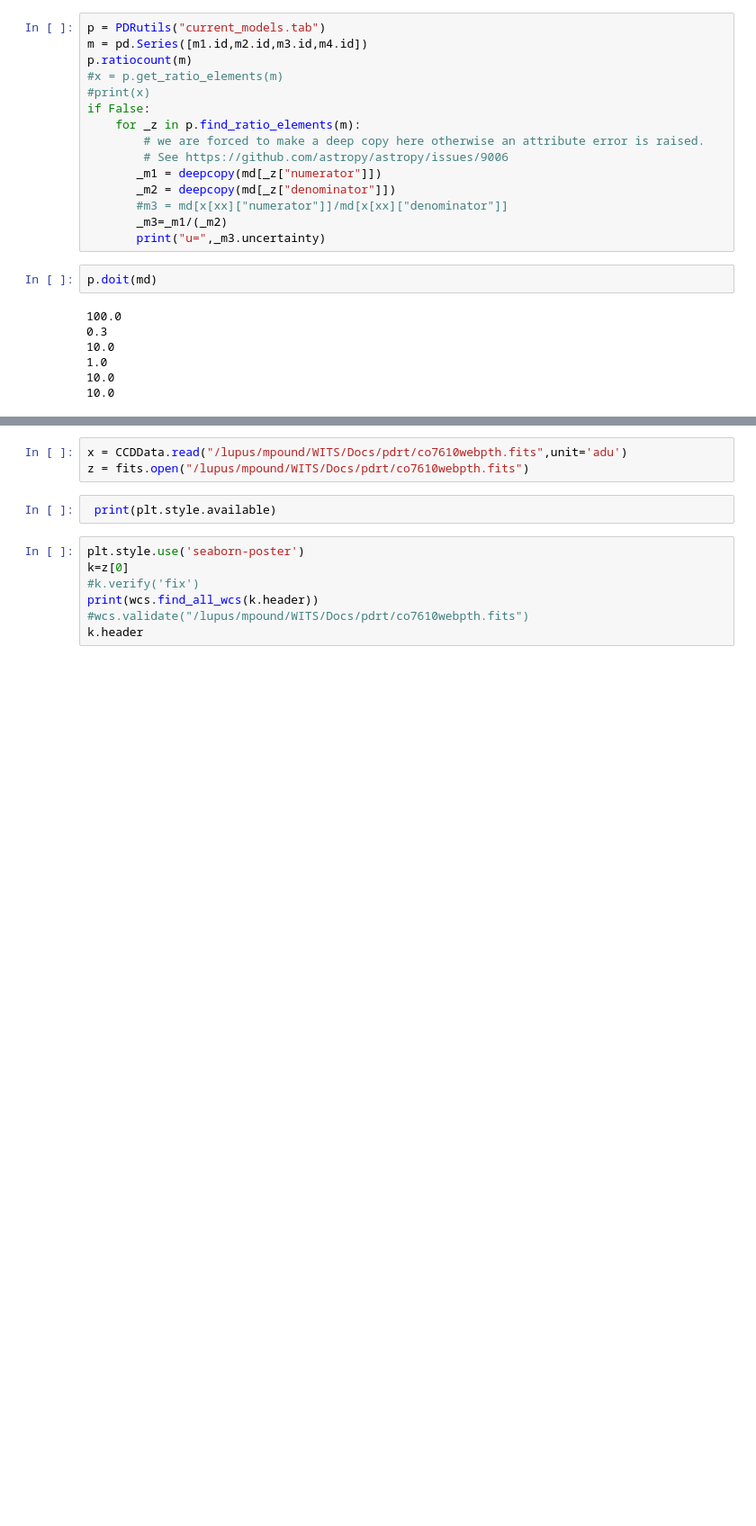
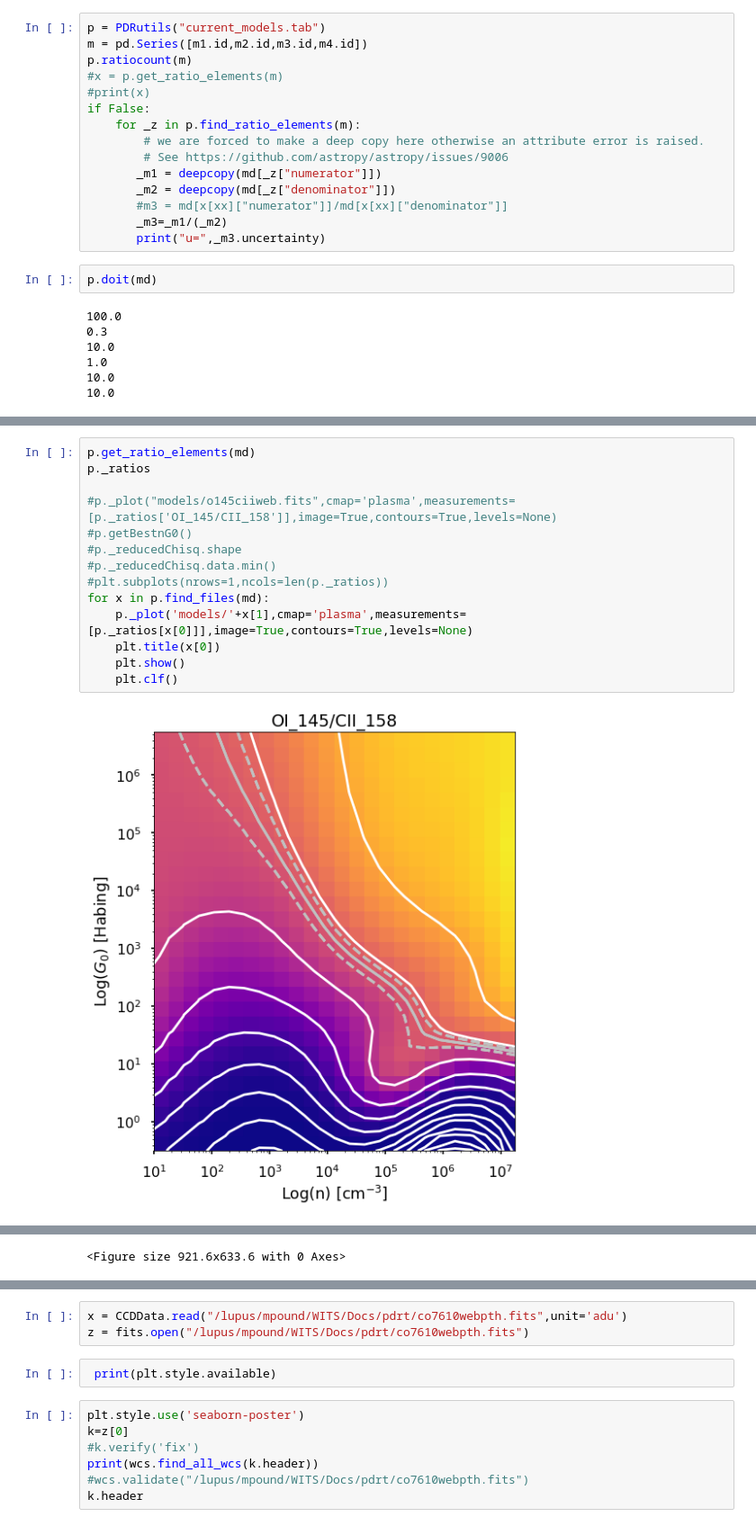
Before and after one commit to mpound/pdrttest, a Jupyter notebook: compute chisq.ipynb, the cells around one changed output, grey strips where cells are left out. Shown at 90% size. Saved outputs shown, nothing was run; the diff lists cells and outputs as text; blank space fills up the shorter version.

```diff
--- a/compute chisq.ipynb
+++ b/compute chisq.ipynb
@@ -518,0 +608,16 @@ p.plotChisq(cmap='plasma')
+# %%
+p.get_ratio_elements(md)
+p._ratios
+
+#p._plot("models/o145ciiweb.fits",cmap='plasma',measurements=[p._ratios['OI_145/CII_158']],image=True,contours=True,levels=None)
+#p.getBestnG0()
+#p._reducedChisq.shape
+#p._reducedChisq.data.min()
+#plt.subplots(nrows=1,ncols=len(p._ratios))
+for x in p.find_files(md):
+    p._plot('models/'+x[1],cmap='plasma',measurements=[p._ratios[x[0]]],image=True,contours=True,levels=None)
+    plt.title(x[0])
+    plt.show()
+    plt.clf()
+# %% [output]
+[figure, added]
@@ -518,0 +626 @@ p.plotChisq(cmap='plasma')
+<Figure size 921.6x633.6 with 0 Axes>
```
Also changed, not shown: parts of 12 cells of this notebook.
